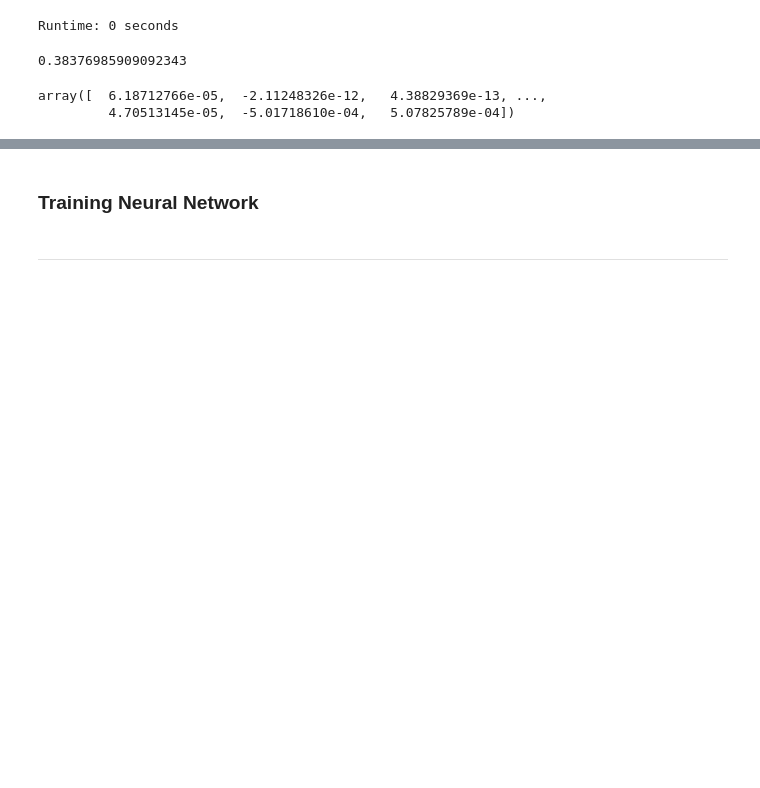
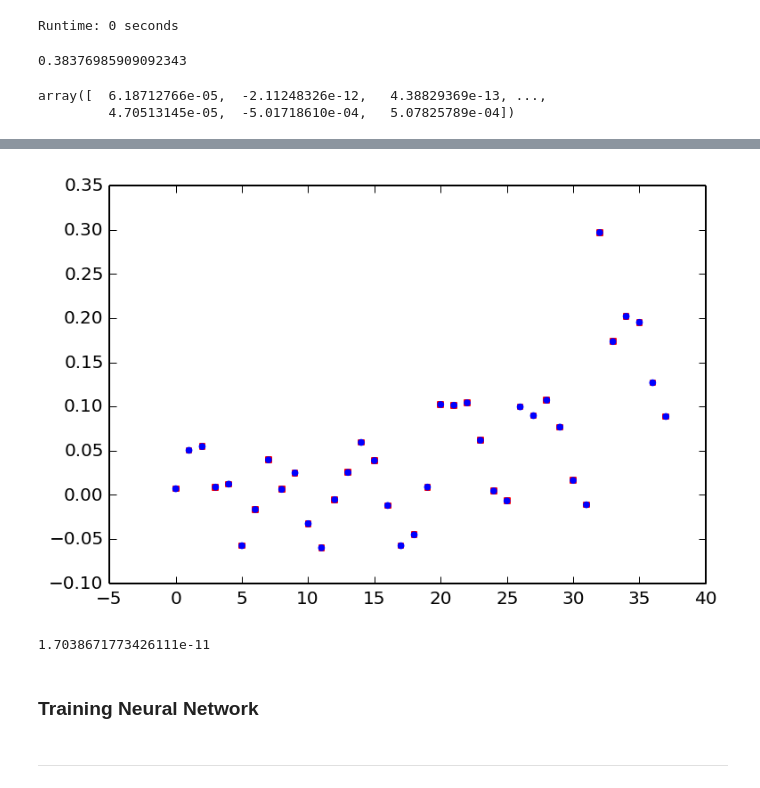
Before and after one commit to ekaakurniawan/iPyMacLern, a Jupyter notebook: W4_5/Neural Networks.ipynb, the cells around one changed output, grey strips where cells are left out. Drawn from its saved outputs; the diff is of its cells as text; code cells hidden in the pictures; blank space fills up the shorter version.

```diff
--- a/W4_5/Neural Networks.ipynb
+++ b/W4_5/Neural Networks.ipynb
@@ -405,0 +437,40 @@ array([  6.18712766e-05,  -2.11248326e-12,   4.38829369e-13, ...,
+# %%
+Theta1 = np.zeros((hidden_layer_size, 1 + input_layer_size))
+Theta1 = np.reshape(np.sin(range(Theta1.size)), Theta1.shape) / 10
+
+Theta2 = np.zeros((num_labels, 1 + hidden_layer_size))
+Theta2 = np.reshape(np.sin(range(Theta2.size)), Theta2.shape) / 10
+
+parameters = np.hstack([Theta1.flatten(), Theta2.flatten()])
+
+X = np.zeros((m, input_layer_size))
+X = np.reshape(np.sin(range(X.size)), X.shape) / 10
+
+y = 1 + np.mod(range(m), num_labels)
+
+Xb = np.column_stack([np.ones(m), X])       # X with bias unit
+y_k = np.zeros((m, num_labels))
+y_k[np.arange(m), y-1] = 1
+# %%
+cost, grad = compute_cost_grad(parameters,
+                               input_layer_size, hidden_layer_size, num_labels,
+                               Xb, y_k, m, lmda)
+# %%
+theta = parameters
+
+numgrad = np.zeros(theta.shape)
+perturb = np.zeros(theta.shape)
+e = 1e-4
+
+for p in range(len(theta)):
+    perturb[p] = e
+    loss1, g = compute_cost_grad(theta - perturb,
+                                 input_layer_size, hidden_layer_size, num_labels,
+                                 Xb, y_k, m, lmda)
+    loss2, g = compute_cost_grad(theta + perturb,
+                                 input_layer_size, hidden_layer_size, num_labels,
+                                 Xb, y_k, m, lmda)
+    numgrad[p] = (loss2 - loss1) / (2*e)
+    perturb[p] = 0
+
+numgrad, grad
@@ -406,3 +494,13 @@ array([  6.18712766e-05,  -2.11248326e-12,   4.38829369e-13, ...,
+# %%
+plt.scatter(range(len(numgrad)), numgrad, color='red', marker="s", s=8)
+plt.scatter(range(len(grad)), grad, color='blue', marker="o", s=8)
+plt.show()
+# %% [output]
+[figure, added]
+# %%
+np.linalg.norm(numgrad-grad) / np.linalg.norm(numgrad+grad) # Should be less then 1e-9
+# %% [output]
+1.7038671773426111e-11
 # %% [markdown]
 ### Training Neural Network
 # %%
```
Also changed, not shown: parts of 7 cells of this notebook.
